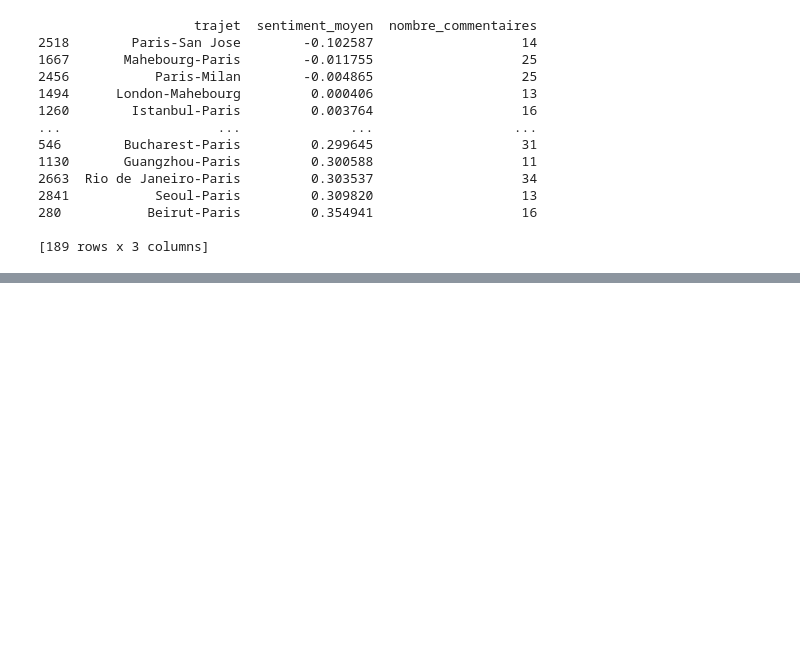
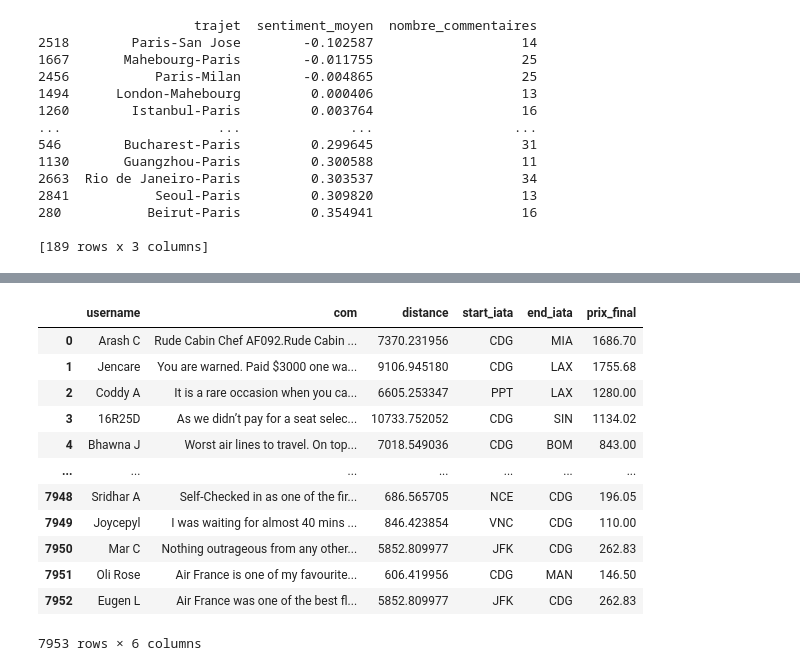
Before and after one commit to KV2TS/webscrapping, a Jupyter notebook: nlp.ipynb, the cells around one changed output, grey strips where cells are left out. Saved outputs shown, nothing was run; the diff lists cells and outputs as text; code cells hidden in the pictures; blank space fills up the shorter version.

```diff
--- a/nlp.ipynb
+++ b/nlp.ipynb
@@ -175,0 +232,18 @@ WARNING:tensorflow:From C:\Users\kvtts\anaconda3\envs\cours\lib\site-packages\tf
+# %%
+data = pd.read_csv("csvfinal.csv", sep=",")
+data = data.drop(columns=['date', 'likes', 'title', 'trajet', 'flight_time', 'start', 'end'])
+data
+# %% [output]
+|  | username | com | distance | start_iata | end_iata | prix_final |
+| 0 | Arash C | Rude Cabin Chef AF092.Rude Cabin ... | 7370.231956 | CDG | MIA | 1686.70 |
+| 1 | Jencare | You are warned. Paid $3000 one wa... | 9106.945180 | CDG | LAX | 1755.68 |
+| 2 | Coddy A | It is a rare occasion when you ca... | 6605.253347 | PPT | LAX | 1280.00 |
+| 3 | 16R25D | As we didn’t pay for a seat selec... | 10733.752052 | CDG | SIN | 1134.02 |
+| 4 | Bhawna J | Worst air lines to travel. On top... | 7018.549036 | CDG | BOM | 843.00 |
+| ... | ... | ... | ... | ... | ... | ... |
+| 7948 | Sridhar A | Self-Checked in as one of the fir... | 686.565705 | NCE | CDG | 196.05 |
+| 7949 | Joycepyl | I was waiting for almost 40 mins ... | 846.423854 | VNC | CDG | 110.00 |
+| 7950 | Mar C | Nothing outrageous from any other... | 5852.809977 | JFK | CDG | 262.83 |
+| 7951 | Oli Rose | Air France is one of my favourite... | 606.419956 | CDG | MAN | 146.50 |
+| 7952 | Eugen L | Air France was one of the best fl... | 5852.809977 | JFK | CDG | 262.83 |
+7953 rows × 6 columns
```
Also changed, not shown: parts of 19 cells of this notebook, 1 other file.
